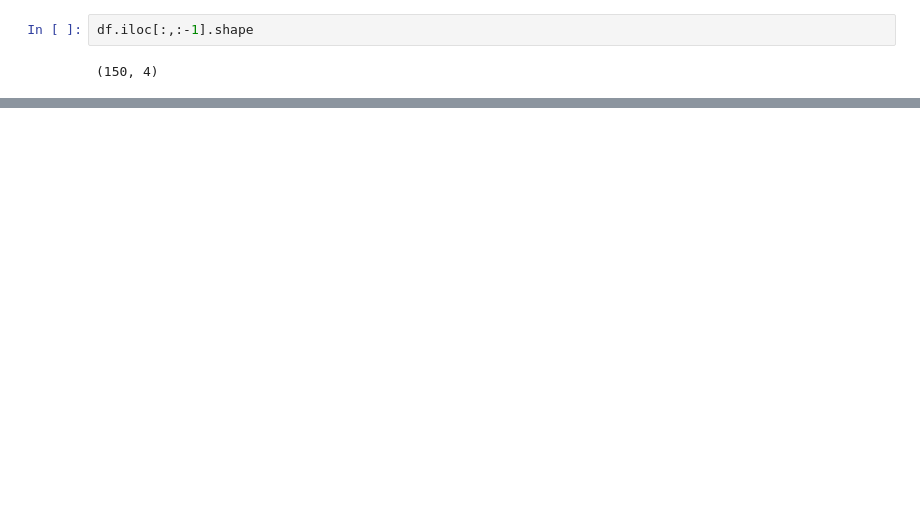
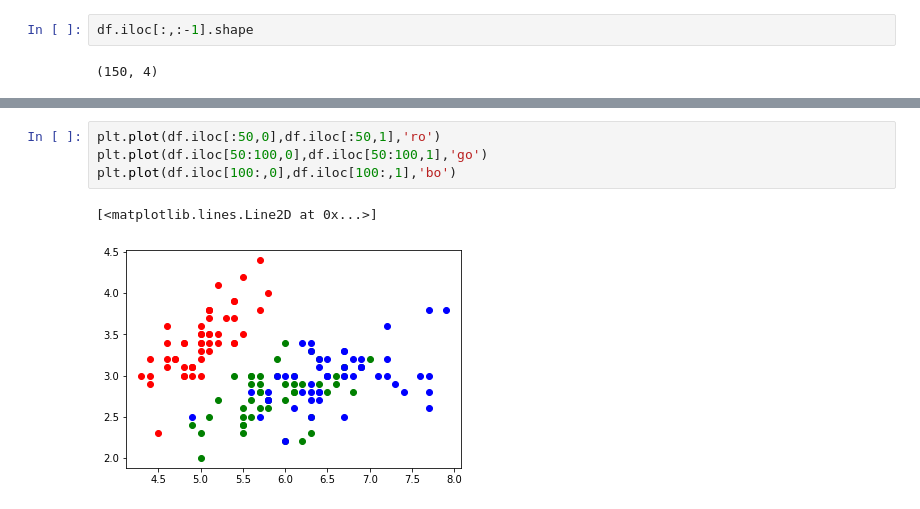
Before and after one commit to bebeam2942/data_viz, a Jupyter notebook: Visualize_Data_Distribution_(PCA)_.ipynb, the cells around one changed output, grey strips where cells are left out. Cells and saved outputs as stored; diff of their text form; blank space fills up the shorter version.

```diff
--- a/Visualize_Data_Distribution_(PCA)_.ipynb
+++ b/Visualize_Data_Distribution_(PCA)_.ipynb
@@ -50,0 +59,7 @@ NameError: ignored
+# %%
+plt.plot(df.iloc[:50,0],df.iloc[:50,1],'ro')
+plt.plot(df.iloc[50:100,0],df.iloc[50:100,1],'go')
+plt.plot(df.iloc[100:,0],df.iloc[100:,1],'bo')
+# %% [output]
+[<matplotlib.lines.Line2D at 0x...>]
+[figure, added]
```
Also changed, not shown: parts of 6 cells of this notebook.
